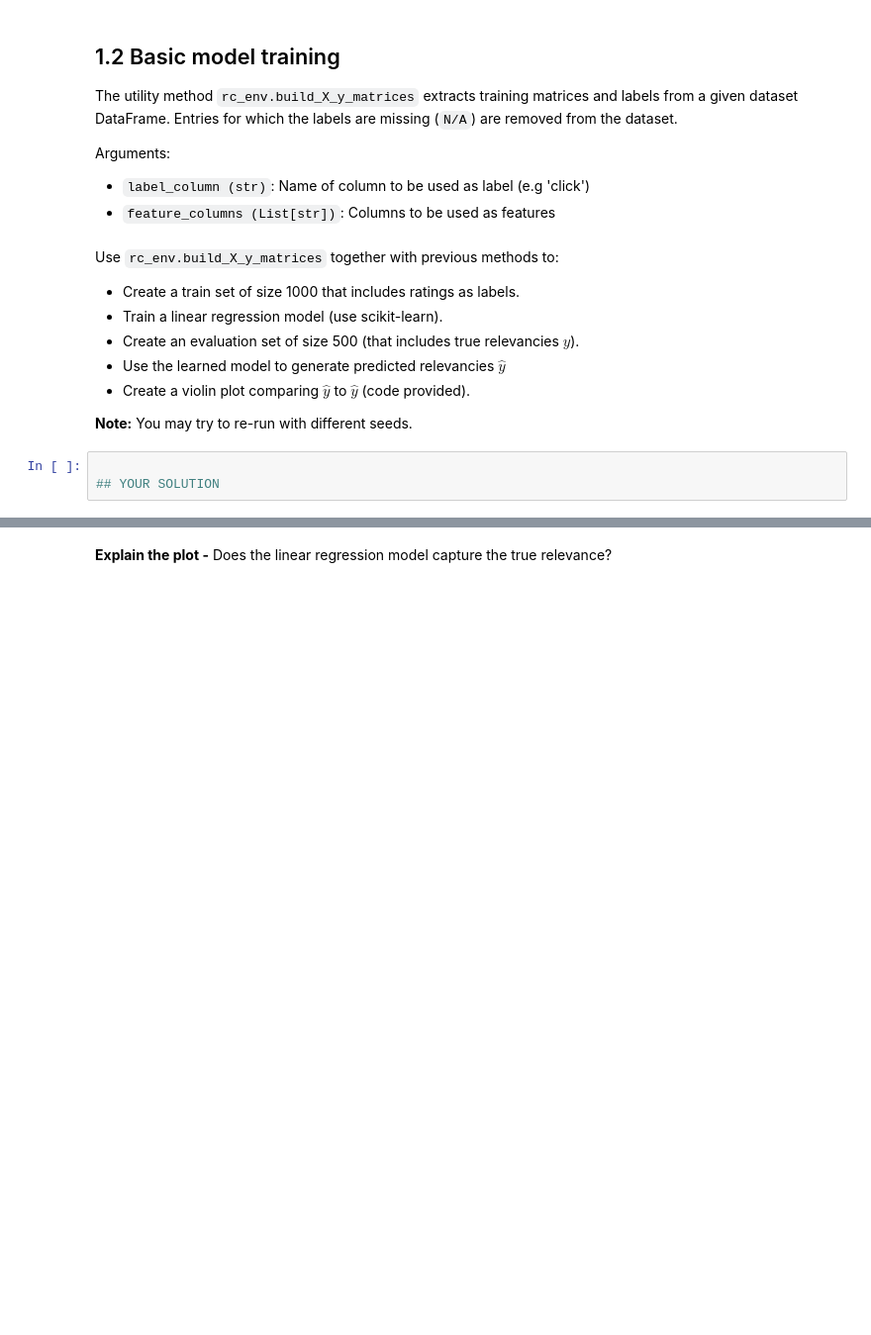
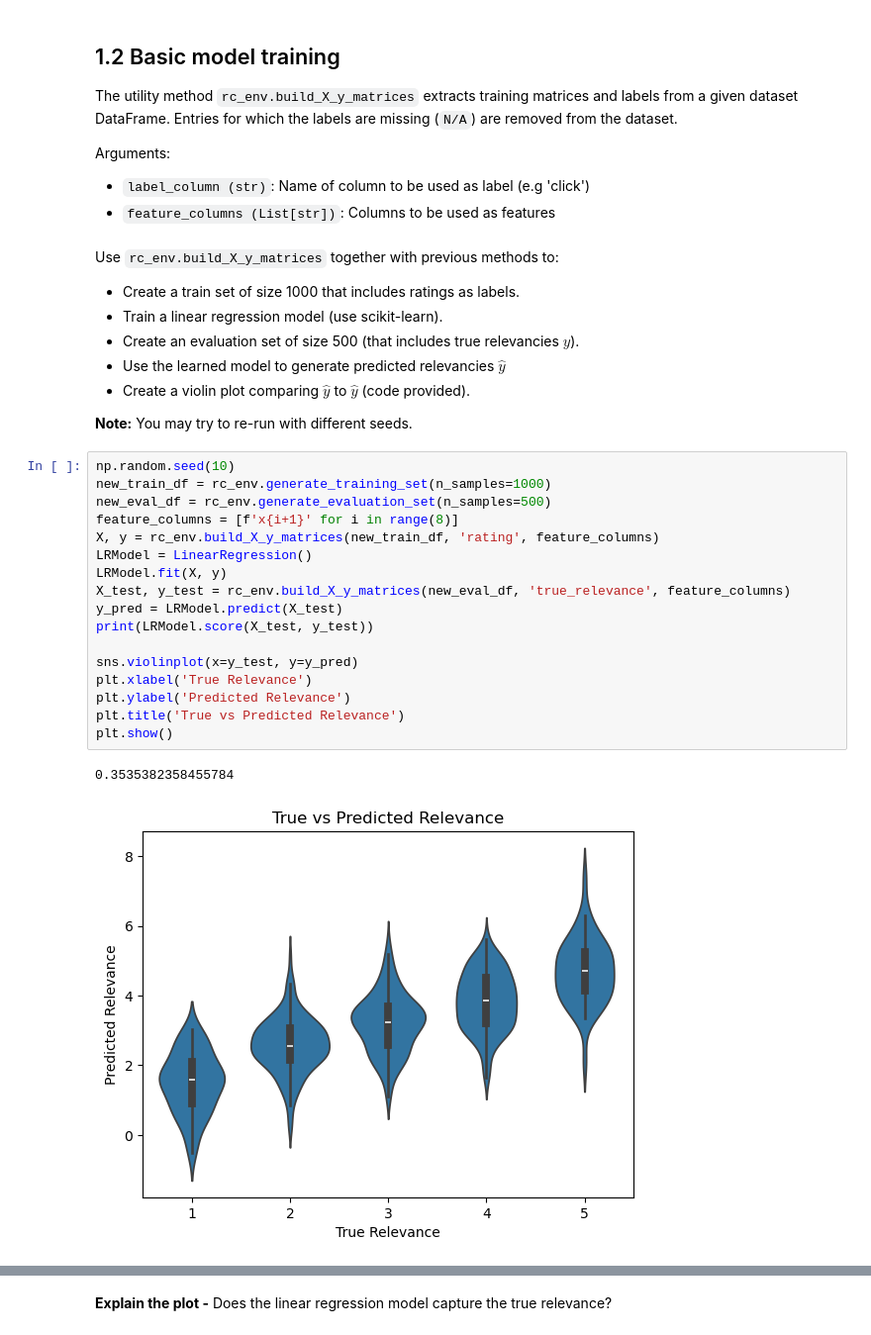
Before and after one commit to ashalem/ML_Human, a Jupyter notebook: WS3_2024_students.ipynb, the cells around one changed output, grey strips where cells are left out. Shown at 99% size. Drawn from its saved outputs; the diff is of its cells as text; blank space fills up the shorter version.

```diff
--- a/WS3_2024_students.ipynb
+++ b/WS3_2024_students.ipynb
@@ -295,6 +341,23 @@ Use `rc_env.build_X_y_matrices` together with previous methods to:
 * Create a violin plot comparing $\hat{y}$ to $\hat{y}$ (code provided).
 
 **Note:** You may try to re-run with different seeds.
-# %%
-
-## YOUR SOLUTION
+# %%
+np.random.seed(10)
+new_train_df = rc_env.generate_training_set(n_samples=1000)
+new_eval_df = rc_env.generate_evaluation_set(n_samples=500)
+feature_columns = [f'x{i+1}' for i in range(8)]
+X, y = rc_env.build_X_y_matrices(new_train_df, 'rating', feature_columns)
+LRModel = LinearRegression()
+LRModel.fit(X, y)
+X_test, y_test = rc_env.build_X_y_matrices(new_eval_df, 'true_relevance', feature_columns)
+y_pred = LRModel.predict(X_test)
+print(LRModel.score(X_test, y_test))
+
+sns.violinplot(x=y_test, y=y_pred)
+plt.xlabel('True Relevance')
+plt.ylabel('Predicted Relevance')
+plt.title('True vs Predicted Relevance')
+plt.show()
+# %% [output]
+0.3535382358455784
+[figure, added]
```
Also changed, not shown: parts of 24 cells of this notebook.
